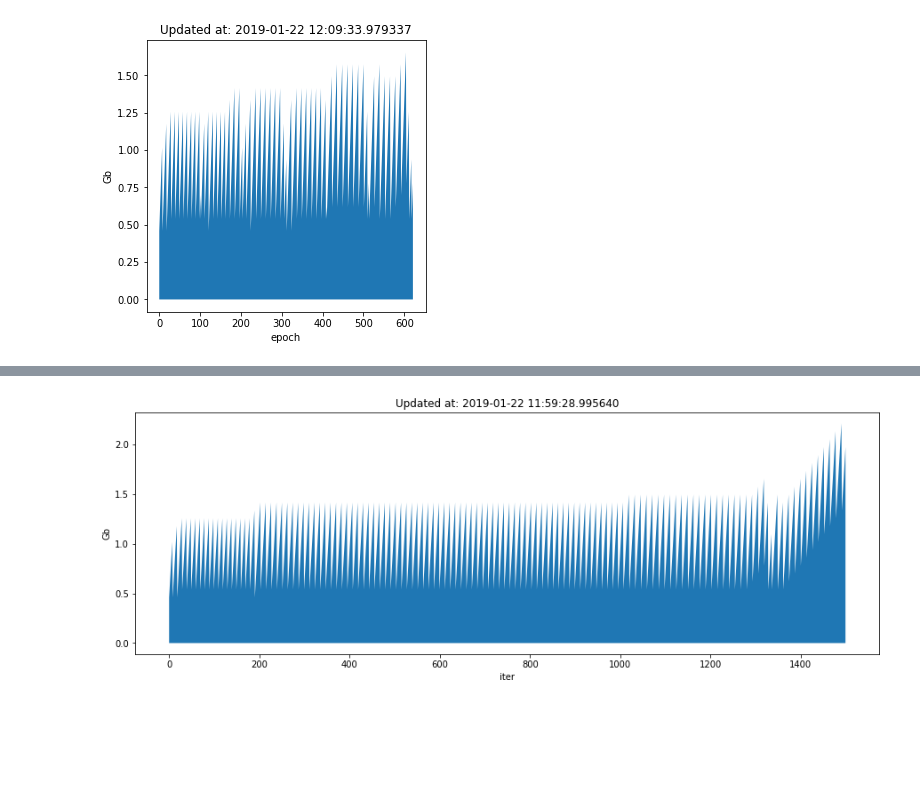
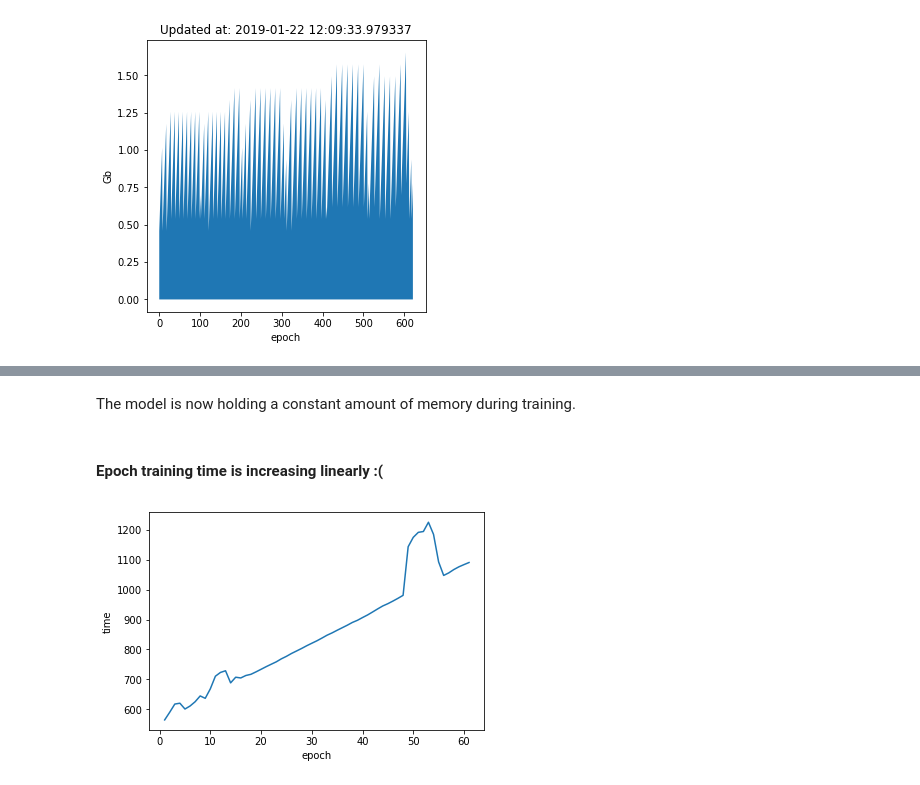
Before and after one commit to a-martyn/awd-lstm, a Jupyter notebook: monitor.ipynb, the cells around one changed output, grey strips where cells are left out. Cells and saved outputs as stored; diff of their text form; code cells hidden in the pictures; blank space fills up the shorter version.

Commit message:
epoch 75 | val_ppl: 150.87

```diff
--- a/monitor.ipynb
+++ b/monitor.ipynb
@@ -47,24 +53,9 @@ for obj in gc.get_objects():
-# %%
-import pandas as pd
-import matplotlib.pyplot as plt
-import seaborn as sns
-from datetime import datetime
-
-def plot_memory_usage3(results_csv_filepath:str):
-    """Plot memory usage per epoch to help spot memory leaks"""
-    df = pd.read_csv(results_csv_filepath)
-    df = df[:1500]
-    x = df.index.values
-    y = [df['memalloc_Gb']]
-    plt.stackplot(x, y, labels=['memalloc_Gb', 'memcache_Gb'])
-    #plt.legend(loc='upper left')
-    plt.xlabel('iter')
-    plt.ylabel('Gb')
-    plt.title('Updated at: ' + str(datetime.now()))
-    plt.show()
-    return
-
-plt.figure(figsize=(15, 5))
-plot_memory_usage3('./results/batch_metrics.csv')
-# %% [output]
-[figure, removed]
+# %% [markdown]
+The model is now holding a constant amount of memory during training.
+# %% [markdown]
+#### Epoch training time is increasing linearly :(
+# %%
+df = pd.read_csv('./results/awd_lstm_fixed_seq_len.csv')
+sns.lineplot(x='epoch', y='time', data=df);
+# %% [output]
+[figure, added]
```
Also changed, not shown: parts of 10 cells of this notebook, 5 other files.
